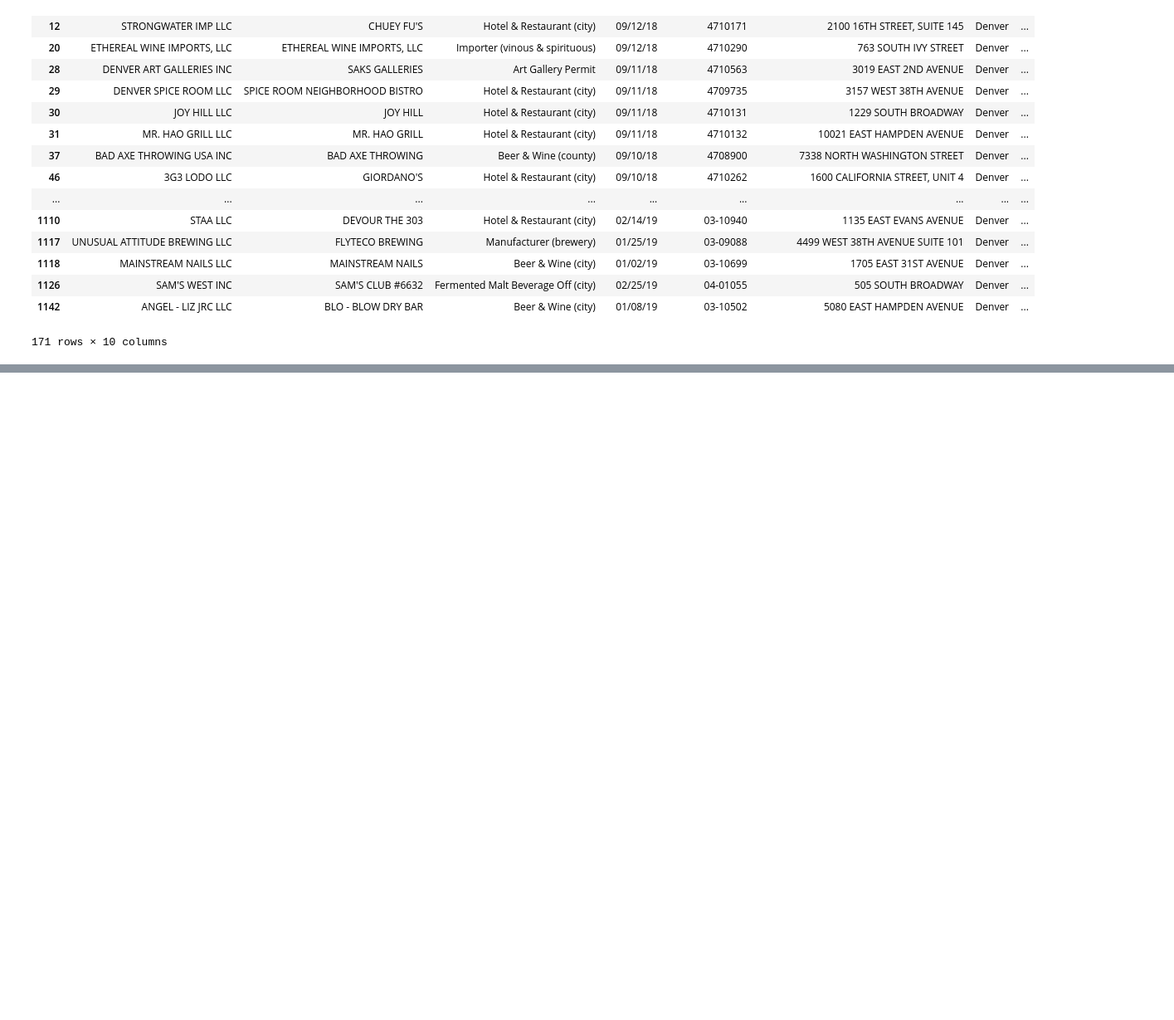
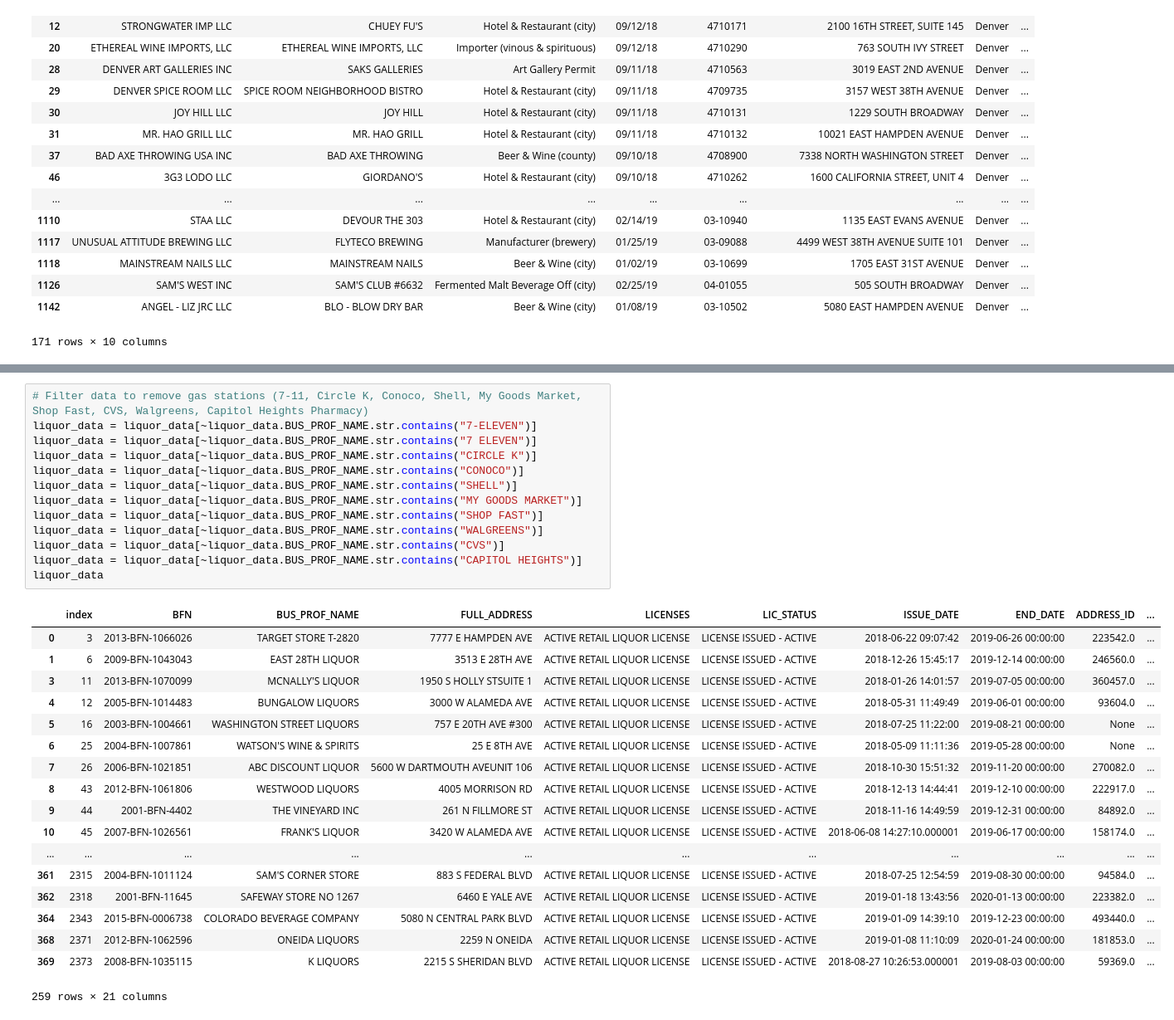
Before and after one commit to dodco2646/Final_4_Project, a Jupyter notebook: License_Project_DataFrame.ipynb, the cells around one changed output, grey strips where cells are left out. Shown at 83% size. Drawn from its saved outputs; the diff is of its cells as text; blank space fills up the shorter version.

```diff
--- a/License_Project_DataFrame.ipynb
+++ b/License_Project_DataFrame.ipynb
@@ -149,0 +223,32 @@ plt.show()
+# %%
+# Filter data to remove gas stations (7-11, Circle K, Conoco, Shell, My Goods Market, Shop Fast, CVS, Walgreens, Capitol Heights Pharmacy)
+liquor_data = liquor_data[~liquor_data.BUS_PROF_NAME.str.contains("7-ELEVEN")]
+liquor_data = liquor_data[~liquor_data.BUS_PROF_NAME.str.contains("7 ELEVEN")]
+liquor_data = liquor_data[~liquor_data.BUS_PROF_NAME.str.contains("CIRCLE K")]
+liquor_data = liquor_data[~liquor_data.BUS_PROF_NAME.str.contains("CONOCO")]
+liquor_data = liquor_data[~liquor_data.BUS_PROF_NAME.str.contains("SHELL")]
+liquor_data = liquor_data[~liquor_data.BUS_PROF_NAME.str.contains("MY GOODS MARKET")]
+liquor_data = liquor_data[~liquor_data.BUS_PROF_NAME.str.contains("SHOP FAST")]
+liquor_data = liquor_data[~liquor_data.BUS_PROF_NAME.str.contains("WALGREENS")]
+liquor_data = liquor_data[~liquor_data.BUS_PROF_NAME.str.contains("CVS")]
+liquor_data = liquor_data[~liquor_data.BUS_PROF_NAME.str.contains("CAPITOL HEIGHTS")]
+liquor_data
+# %% [output]
+|  | index | BFN | BUS_PROF_NAME | FULL_ADDRESS | LICENSES | LIC_STATUS | ISSUE_DATE | END_DATE | ADDRESS_ID | ... |
+| 0 | 3 | 2013-BFN-1066026 | TARGET STORE T-2820 | 7777 E HAMPDEN AVE | ACTIVE RETAIL LIQUOR LICENSE | LICENSE ISSUED - ACTIVE | 2018-06-22 09:07:42 | 2019-06-26 00:00:00 | 223542.0 | ... |
+| 1 | 6 | 2009-BFN-1043043 | EAST 28TH LIQUOR | 3513 E 28TH AVE | ACTIVE RETAIL LIQUOR LICENSE | LICENSE ISSUED - ACTIVE | 2018-12-26 15:45:17 | 2019-12-14 00:00:00 | 246560.0 | ... |
+| 3 | 11 | 2013-BFN-1070099 | MCNALLY'S LIQUOR | 1950 S HOLLY STSUITE 1 | ACTIVE RETAIL LIQUOR LICENSE | LICENSE ISSUED - ACTIVE | 2018-01-26 14:01:57 | 2019-07-05 00:00:00 | 360457.0 | ... |
+| 4 | 12 | 2005-BFN-1014483 | BUNGALOW LIQUORS | 3000 W ALAMEDA AVE | ACTIVE RETAIL LIQUOR LICENSE | LICENSE ISSUED - ACTIVE | 2018-05-31 11:49:49 | 2019-06-01 00:00:00 | 93604.0 | ... |
+| 5 | 16 | 2003-BFN-1004661 | WASHINGTON STREET LIQUORS | 757 E 20TH AVE #300 | ACTIVE RETAIL LIQUOR LICENSE | LICENSE ISSUED - ACTIVE | 2018-07-25 11:22:00 | 2019-08-21 00:00:00 | None | ... |
+| 6 | 25 | 2004-BFN-1007861 | WATSON'S WINE & SPIRITS | 25 E 8TH AVE | ACTIVE RETAIL LIQUOR LICENSE | LICENSE ISSUED - ACTIVE | 2018-05-09 11:11:36 | 2019-05-28 00:00:00 | None | ... |
+| 7 | 26 | 2006-BFN-1021851 | ABC DISCOUNT LIQUOR | 5600 W DARTMOUTH AVEUNIT 106 | ACTIVE RETAIL LIQUOR LICENSE | LICENSE ISSUED - ACTIVE | 2018-10-30 15:51:32 | 2019-11-20 00:00:00 | 270082.0 | ... |
+| 8 | 43 | 2012-BFN-1061806 | WESTWOOD LIQUORS | 4005 MORRISON RD | ACTIVE RETAIL LIQUOR LICENSE | LICENSE ISSUED - ACTIVE | 2018-12-13 14:44:41 | 2019-12-10 00:00:00 | 222917.0 | ... |
+| 9 | 44 | 2001-BFN-4402 | THE VINEYARD INC | 261 N FILLMORE ST | ACTIVE RETAIL LIQUOR LICENSE | LICENSE ISSUED - ACTIVE | 2018-11-16 14:49:59 | 2019-12-31 00:00:00 | 84892.0 | ... |
+| 10 | 45 | 2007-BFN-1026561 | FRANK'S LIQUOR | 3420 W ALAMEDA AVE | ACTIVE RETAIL LIQUOR LICENSE | LICENSE ISSUED - ACTIVE | 2018-06-08 14:27:10.000001 | 2019-06-17 00:00:00 | 158174.0 | ... |
+| ... | ... | ... | ... | ... | ... | ... | ... | ... | ... | ... |
+| 361 | 2315 | 2004-BFN-1011124 | SAM'S CORNER STORE | 883 S FEDERAL BLVD | ACTIVE RETAIL LIQUOR LICENSE | LICENSE ISSUED - ACTIVE | 2018-07-25 12:54:59 | 2019-08-30 00:00:00 | 94584.0 | ... |
+| 362 | 2318 | 2001-BFN-11645 | SAFEWAY STORE NO 1267 | 6460 E YALE AVE | ACTIVE RETAIL LIQUOR LICENSE | LICENSE ISSUED - ACTIVE | 2019-01-18 13:43:56 | 2020-01-13 00:00:00 | 223382.0 | ... |
+| 364 | 2343 | 2015-BFN-0006738 | COLORADO BEVERAGE COMPANY | 5080 N CENTRAL PARK BLVD | ACTIVE RETAIL LIQUOR LICENSE | LICENSE ISSUED - ACTIVE | 2019-01-09 14:39:10 | 2019-12-23 00:00:00 | 493440.0 | ... |
+| 368 | 2371 | 2012-BFN-1062596 | ONEIDA LIQUORS | 2259 N ONEIDA | ACTIVE RETAIL LIQUOR LICENSE | LICENSE ISSUED - ACTIVE | 2019-01-08 11:10:09 | 2020-01-24 00:00:00 | 181853.0 | ... |
+| 369 | 2373 | 2008-BFN-1035115 | K LIQUORS | 2215 S SHERIDAN BLVD | ACTIVE RETAIL LIQUOR LICENSE | LICENSE ISSUED - ACTIVE | 2018-08-27 10:26:53.000001 | 2019-08-03 00:00:00 | 59369.0 | ... |
+259 rows × 21 columns
```
Also changed, not shown: parts of 15 cells of this notebook.
